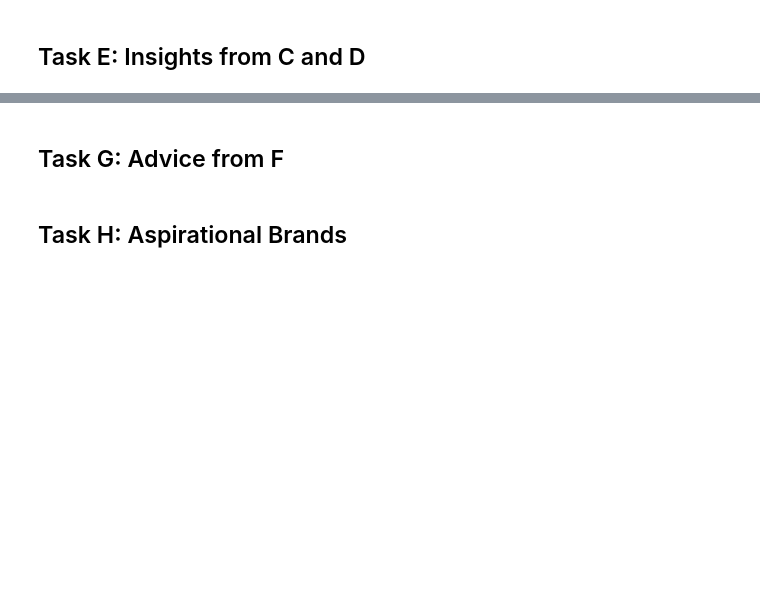
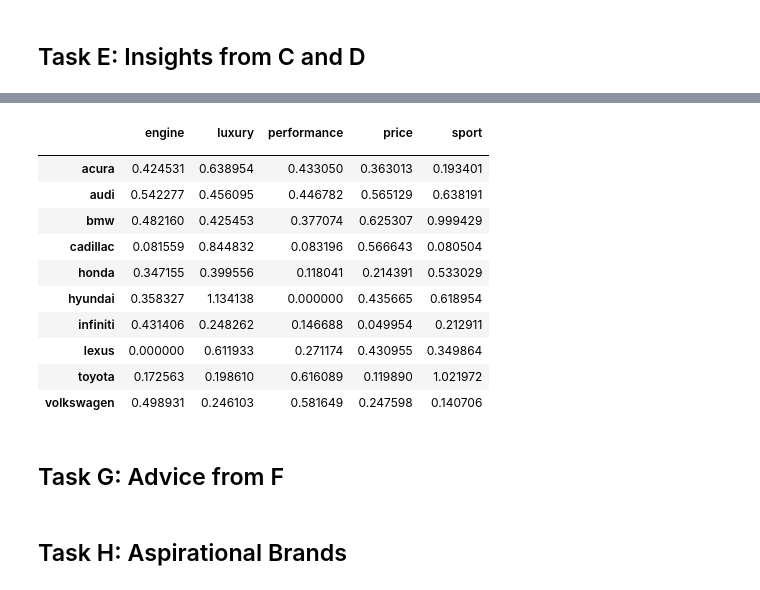
Before and after one commit to milan-vaghani/Mid-sized-Luxury-Car-Comparison, a Jupyter notebook: assignment1.ipynb, the cells around one changed output, grey strips where cells are left out. Saved outputs shown, nothing was run; the diff lists cells and outputs as text; code cells hidden in the pictures; blank space fills up the shorter version.

```diff
--- a/assignment1.ipynb
+++ b/assignment1.ipynb
@@ -867,5 +838,18 @@ Some car attributes that occurred frequently in messages are:
 # %%
-# calculate lift for each of these words with the 10 brands above
+display(attr_lift_matrix)
+# %% [output]
+|  | engine | luxury | performance | price | sport |
+|  |  |  |  |  |  |
+| acura | 0.424531 | 0.638954 | 0.433050 | 0.363013 | 0.193401 |
+| audi | 0.542277 | 0.456095 | 0.446782 | 0.565129 | 0.638191 |
+| bmw | 0.482160 | 0.425453 | 0.377074 | 0.625307 | 0.999429 |
+| cadillac | 0.081559 | 0.844832 | 0.083196 | 0.566643 | 0.080504 |
+| honda | 0.347155 | 0.399556 | 0.118041 | 0.214391 | 0.533029 |
+| hyundai | 0.358327 | 1.134138 | 0.000000 | 0.435665 | 0.618954 |
+| infiniti | 0.431406 | 0.248262 | 0.146688 | 0.049954 | 0.212911 |
+| lexus | 0.000000 | 0.611933 | 0.271174 | 0.430955 | 0.349864 |
+| toyota | 0.172563 | 0.198610 | 0.616089 | 0.119890 | 1.021972 |
+| volkswagen | 0.498931 | 0.246103 | 0.581649 | 0.247598 | 0.140706 |
 # %% [markdown]
 ## Task G: Advice from F
 # %% [markdown]
```
Also changed, not shown: parts of 21 cells of this notebook, 7 other files.
